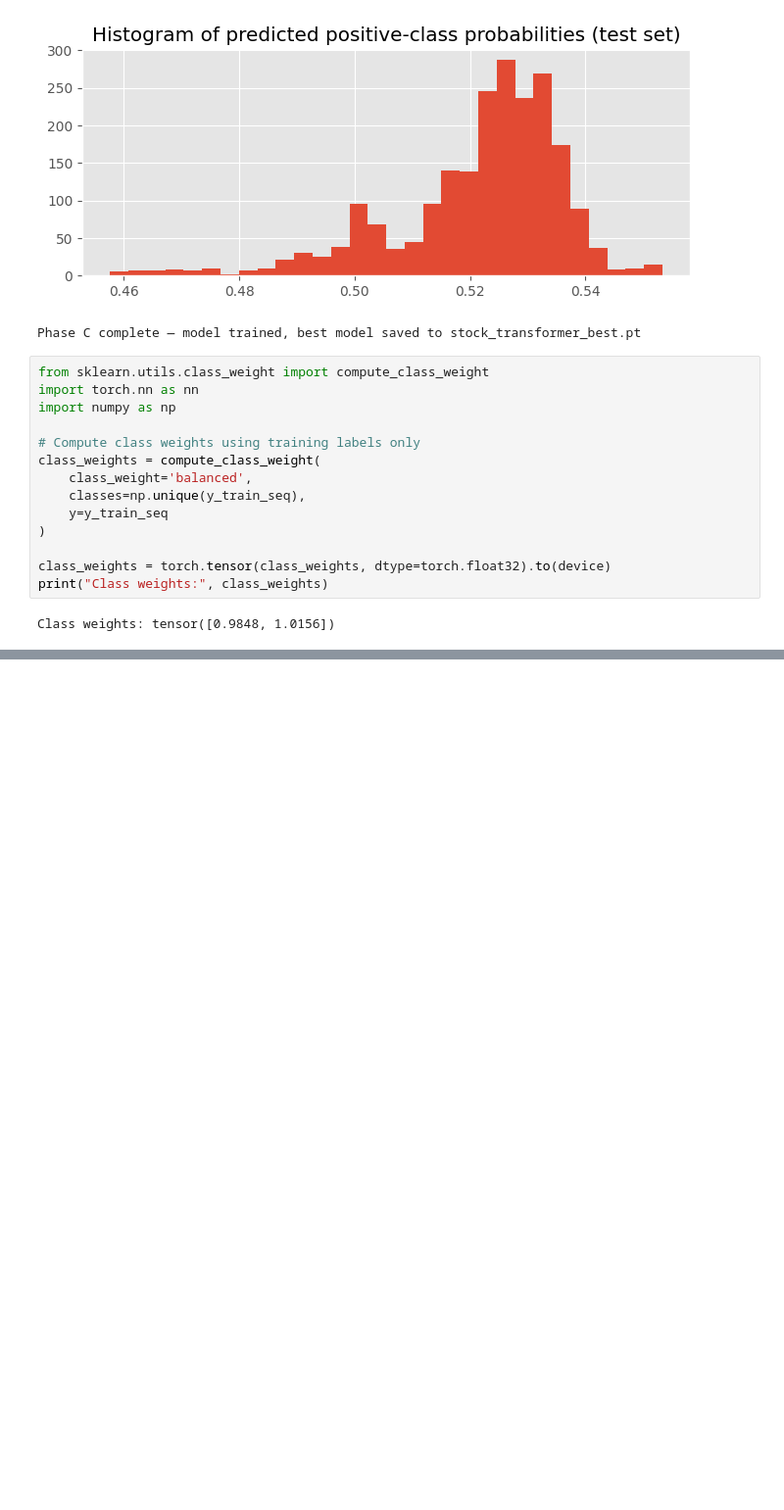
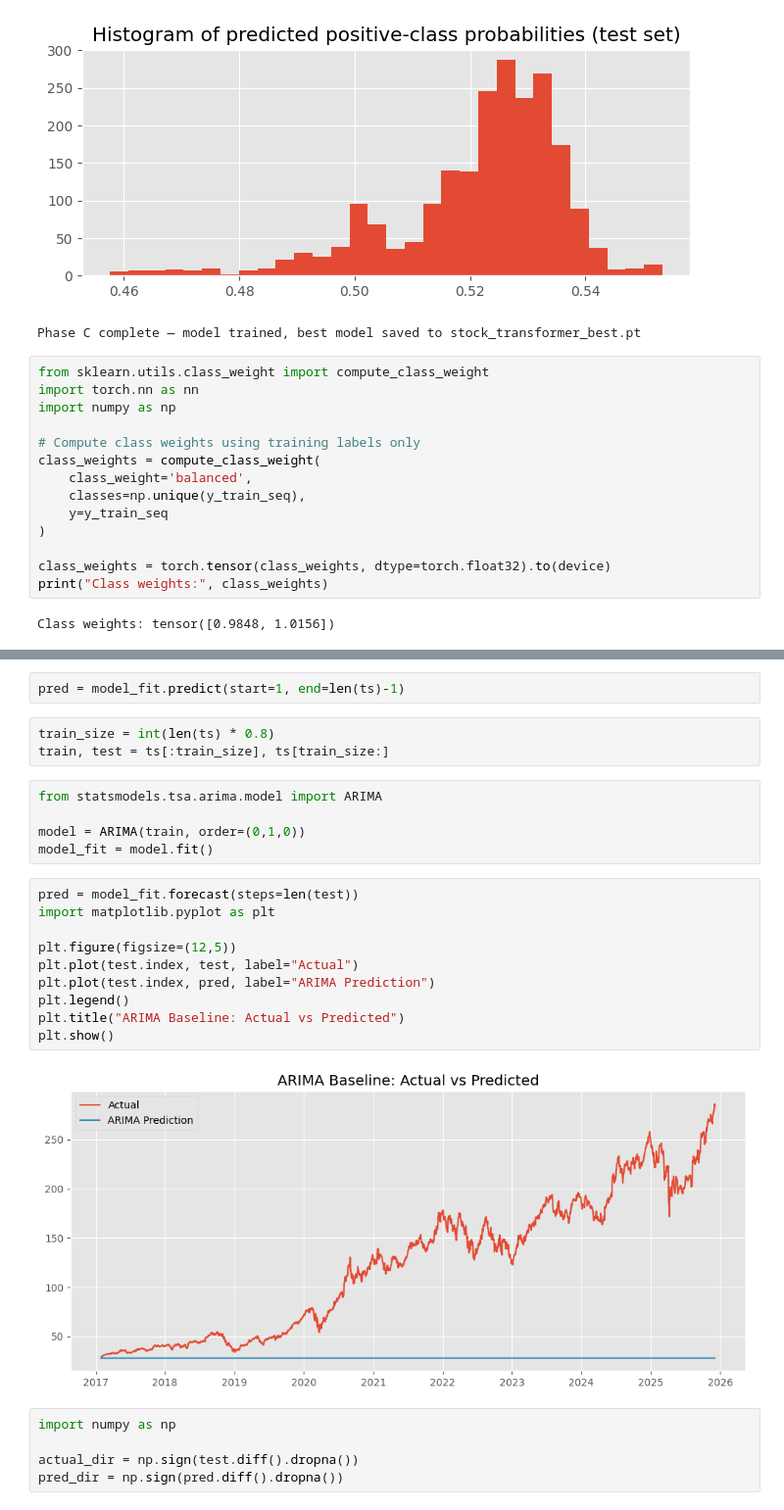
Before and after one commit to etjpk/Winter_Project, a Jupyter notebook: 01_data_explore.ipynb.ipynb, the cells around one changed output, grey strips where cells are left out. Shown at 98% size. Saved outputs shown, nothing was run; the diff lists cells and outputs as text; blank space fills up the shorter version.

```diff
--- a/01_data_explore.ipynb.ipynb
+++ b/01_data_explore.ipynb.ipynb
@@ -2586,0 +2719,27 @@ Class weights: tensor([0.9848, 1.0156])
+# %%
+pred = model_fit.predict(start=1, end=len(ts)-1)
+# %%
+train_size = int(len(ts) * 0.8)
+train, test = ts[:train_size], ts[train_size:]
+# %%
+from statsmodels.tsa.arima.model import ARIMA
+
+model = ARIMA(train, order=(0,1,0))
+model_fit = model.fit()
+# %%
+pred = model_fit.forecast(steps=len(test))
+import matplotlib.pyplot as plt
+
+plt.figure(figsize=(12,5))
+plt.plot(test.index, test, label="Actual")
+plt.plot(test.index, pred, label="ARIMA Prediction")
+plt.legend()
+plt.title("ARIMA Baseline: Actual vs Predicted")
+plt.show()
+# %% [output]
+[figure, added]
+# %%
+import numpy as np
+
+actual_dir = np.sign(test.diff().dropna())
+pred_dir = np.sign(pred.diff().dropna())
```
Also changed, not shown: parts of 19 cells of this notebook, 2 other files.
